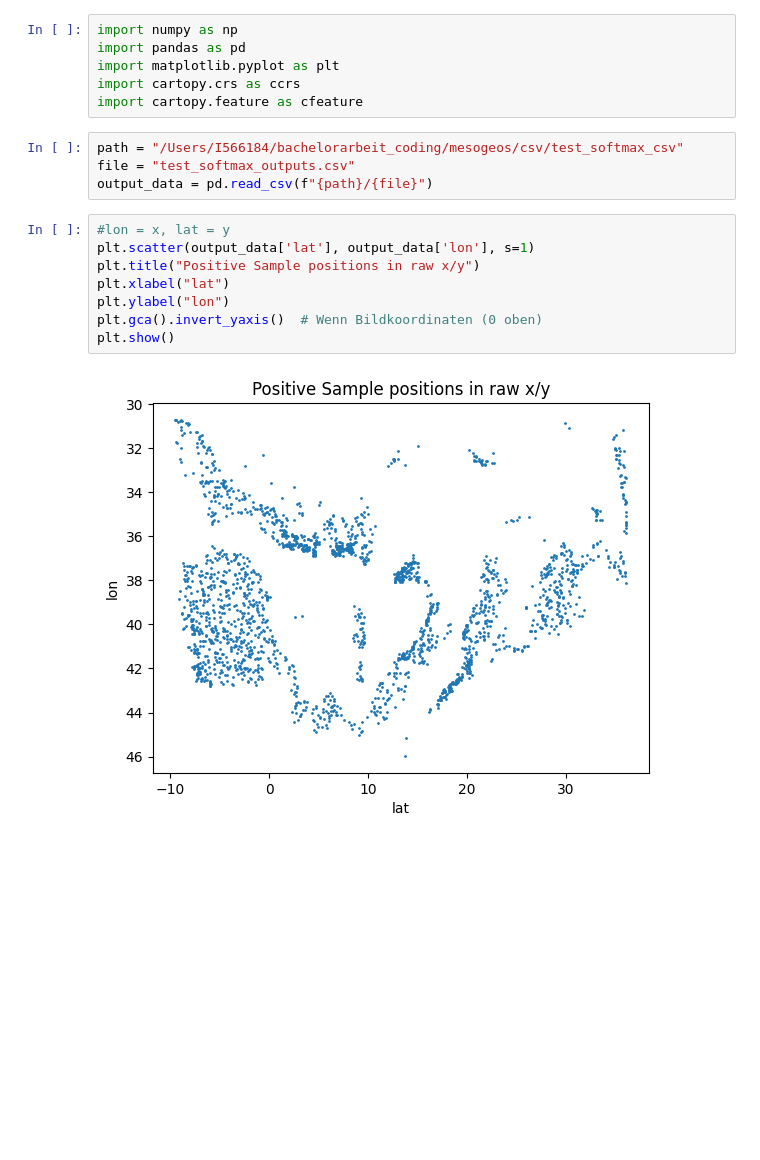
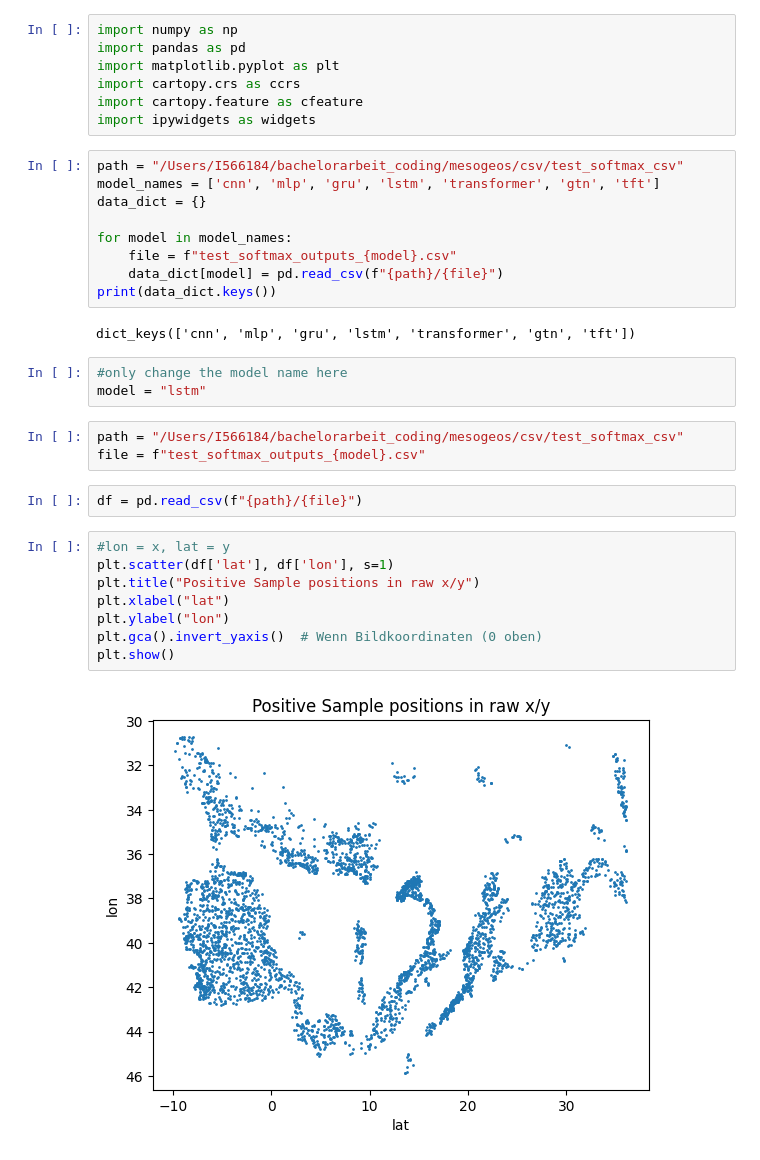
Before and after one commit to paulinebecker2002/mesogeos, a Jupyter notebook: outputs/softmax_outputs_plots.ipynb, the cells around one changed output. Saved outputs shown, nothing was run; the diff lists cells and outputs as text; blank space fills up the shorter version.

```diff
--- a/outputs/softmax_outputs_plots.ipynb
+++ b/outputs/softmax_outputs_plots.ipynb
@@ -4,17 +4,33 @@ import pandas as pd
 import matplotlib.pyplot as plt
 import cartopy.crs as ccrs
 import cartopy.feature as cfeature
+import ipywidgets as widgets
 # %%
 path = "/Users/I566184/bachelorarbeit_coding/mesogeos/csv/test_softmax_csv"
-file = "test_softmax_outputs.csv"
-output_data = pd.read_csv(f"{path}/{file}")
+model_names = ['cnn', 'mlp', 'gru', 'lstm', 'transformer', 'gtn', 'tft']
+data_dict = {}
+
+for model in model_names:
+    file = f"test_softmax_outputs_{model}.csv"
+    data_dict[model] = pd.read_csv(f"{path}/{file}")
+print(data_dict.keys())
+# %% [output]
+dict_keys(['cnn', 'mlp', 'gru', 'lstm', 'transformer', 'gtn', 'tft'])
+# %%
+#only change the model name here
+model = "lstm"
+# %%
+path = "/Users/I566184/bachelorarbeit_coding/mesogeos/csv/test_softmax_csv"
+file = f"test_softmax_outputs_{model}.csv"
+# %%
+df = pd.read_csv(f"{path}/{file}")
 # %%
 #lon = x, lat = y
-plt.scatter(output_data['lat'], output_data['lon'], s=1)
+plt.scatter(df['lat'], df['lon'], s=1)
 plt.title("Positive Sample positions in raw x/y")
 plt.xlabel("lat")
 plt.ylabel("lon")
 plt.gca().invert_yaxis()  # Wenn Bildkoordinaten (0 oben)
 plt.show()
 # %% [output]
-[figure, old version]
+[figure, new version]
```
Also changed, not shown: parts of 6 cells of this notebook, 23 other files.
